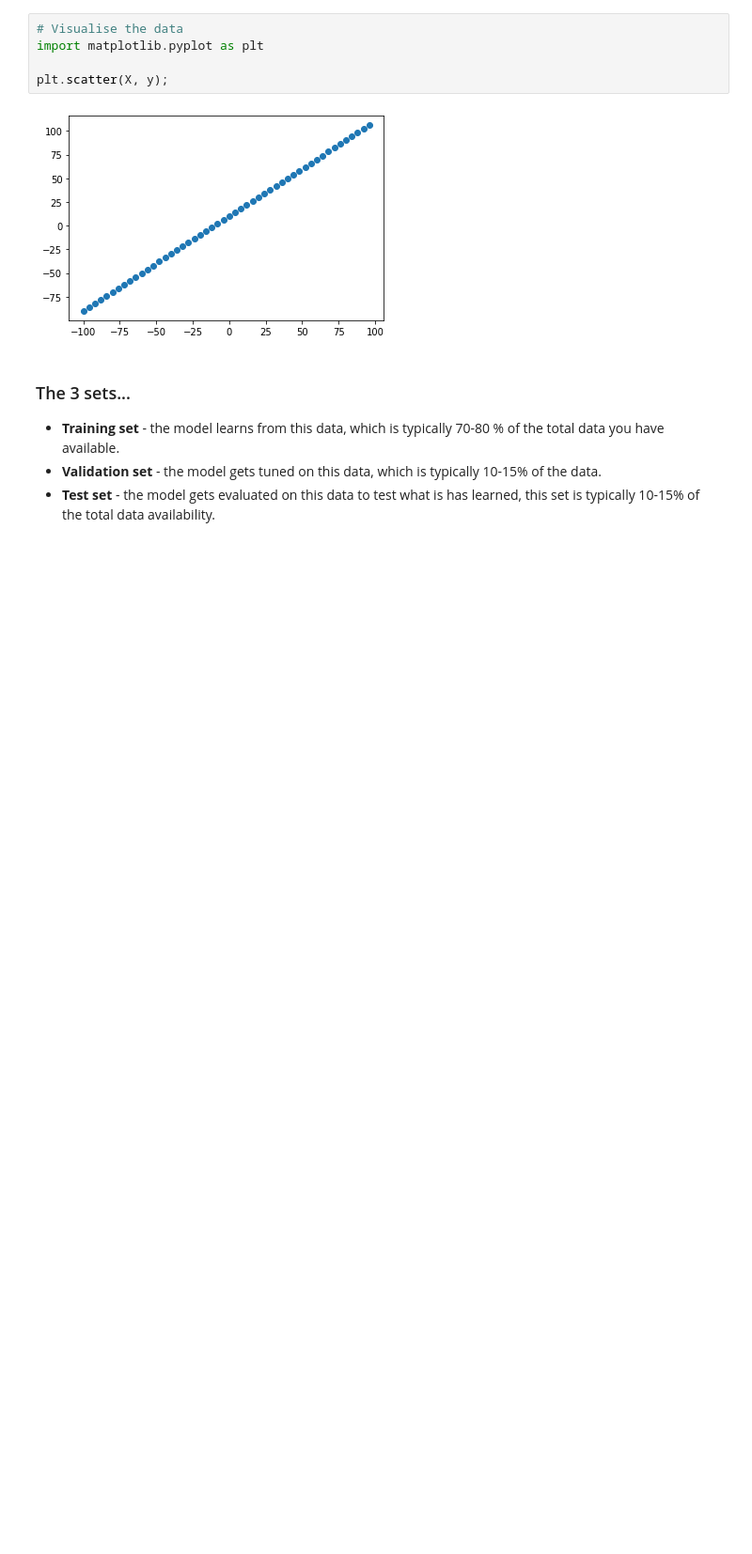
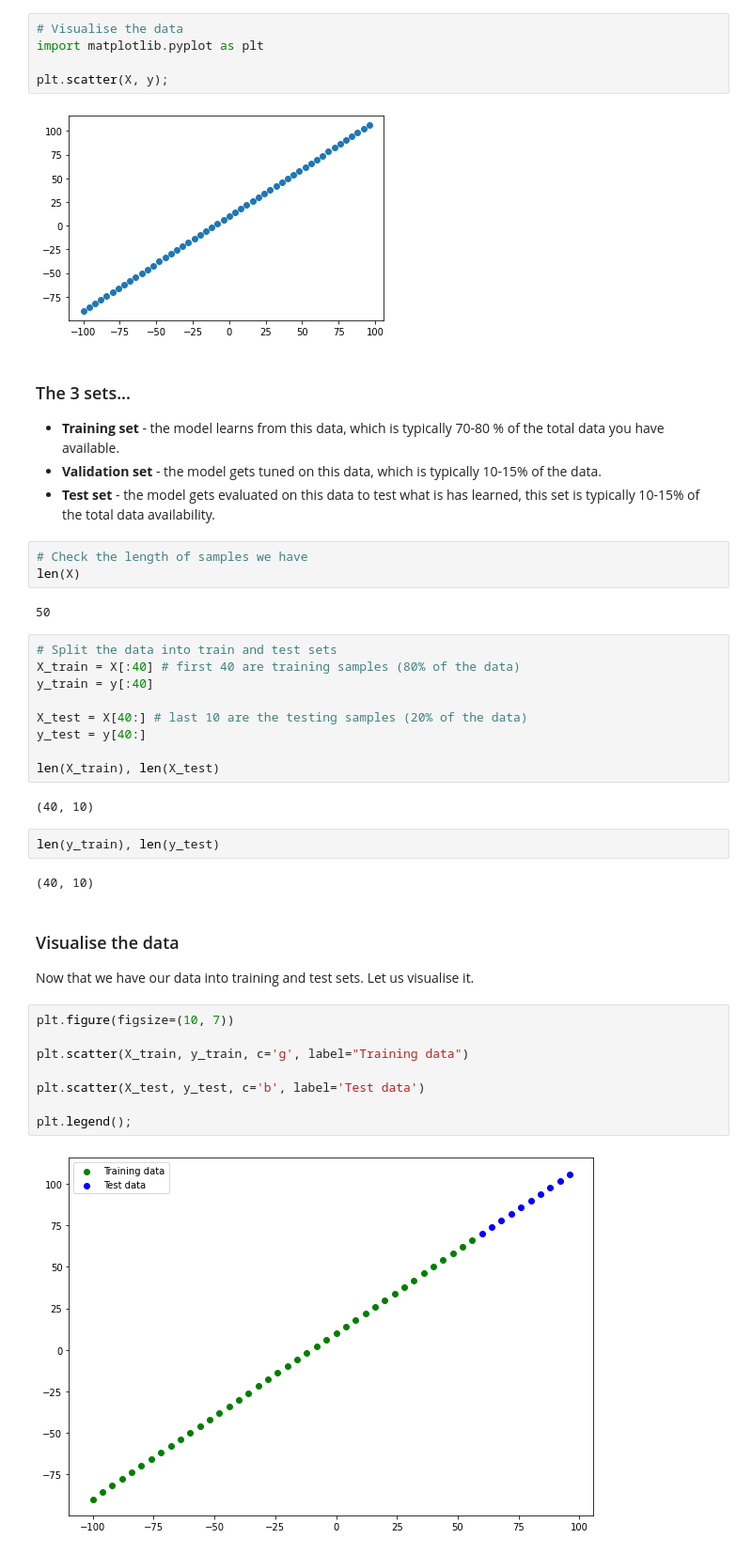
Before and after one commit to Tower5954/Intro_to_tensorflow, a Jupyter notebook: 01_neural_network_regression_with_tensorflow.ipynb, the cells around one changed output. Shown: that part at 94% size. Drawn from its saved outputs; the diff is of its cells as text; blank space fills up the shorter version.

```diff
--- a/01_neural_network_regression_with_tensorflow.ipynb
+++ b/01_neural_network_regression_with_tensorflow.ipynb
@@ -354,3 +354,37 @@ plt.scatter(X, y);
 of the data.
 * **Test set** - the model gets evaluated on this data to test what is has learned,
 this set is typically 10-15% of the total data availability.
+# %%
+# Check the length of samples we have
+len(X)
+# %% [output]
+50
+# %%
+# Split the data into train and test sets
+X_train = X[:40] # first 40 are training samples (80% of the data)
+y_train = y[:40]
+
+X_test = X[40:] # last 10 are the testing samples (20% of the data)
+y_test = y[40:]
+
+len(X_train), len(X_test)
+# %% [output]
+(40, 10)
+# %%
+len(y_train), len(y_test)
+# %% [output]
+(40, 10)
+# %% [markdown]
+### Visualise the data
+
+Now that we have our data into training and test sets. Let us visualise it.
+# %%
+plt.figure(figsize=(10, 7))
+
+plt.scatter(X_train, y_train, c='g', label="Training data")
+
+plt.scatter(X_test, y_test, c='b', label='Test data')
+
+plt.legend();
+# %% [output]
+[figure, added]
```
Also changed, not shown: parts of 13 cells of this notebook.
